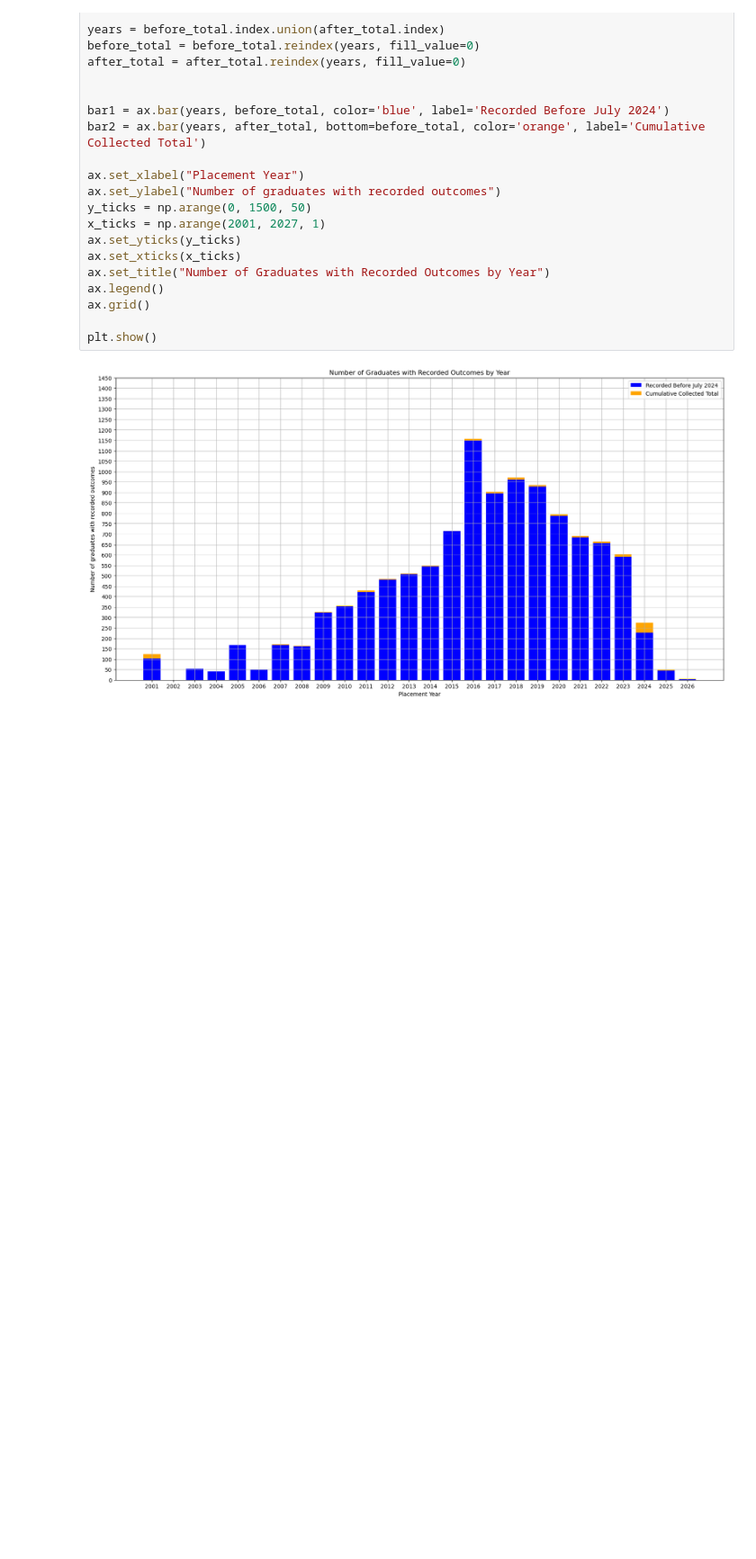
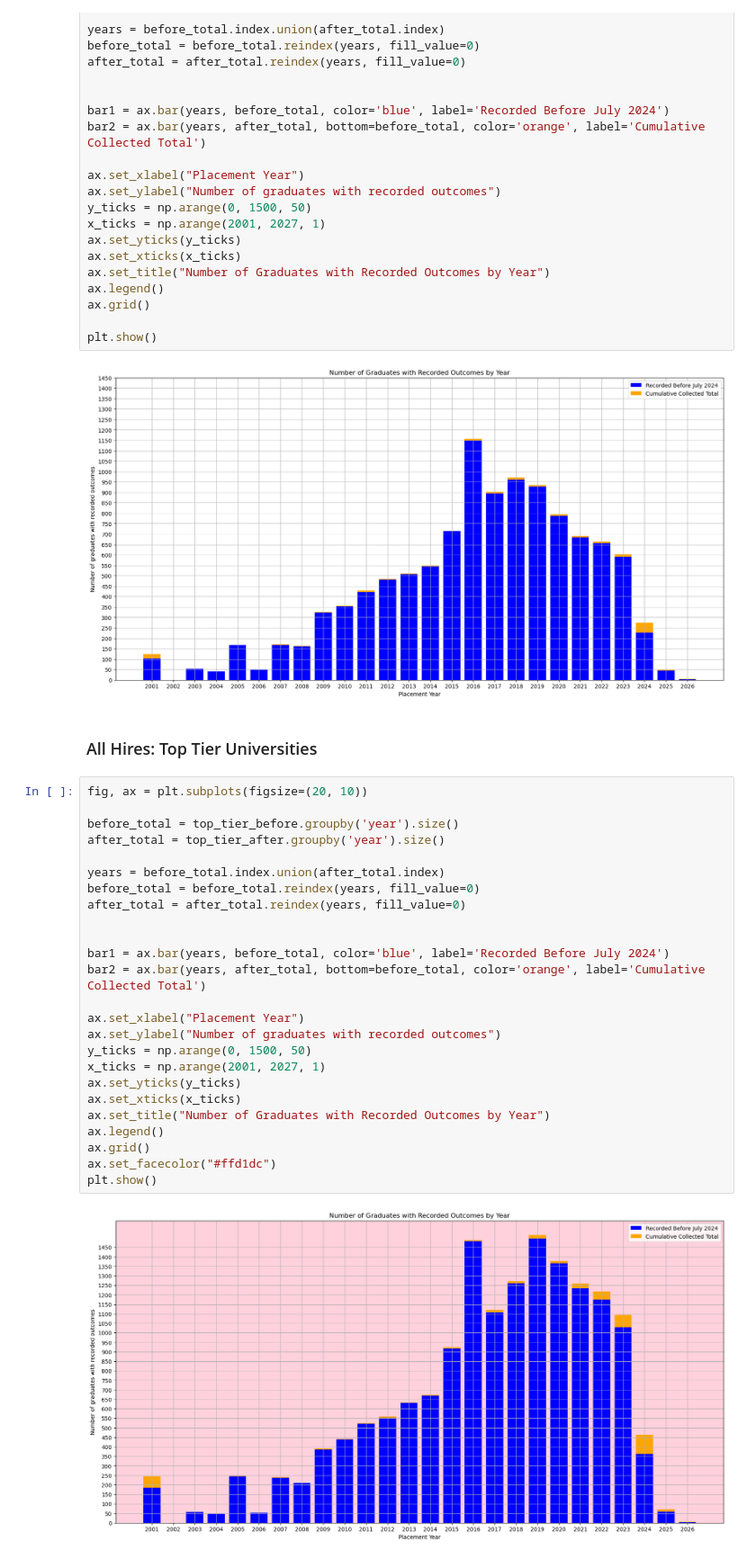
Before and after one commit to michaelpetersubc/mapinator, a Jupyter notebook: mapinator_readme/2024_update/mapinator_readme_2024.ipynb, the cells around one changed output. Shown at 90% size. Drawn from its saved outputs; the diff is of its cells as text; blank space fills up the shorter version.

```diff
--- a/mapinator_readme/2024_update/mapinator_readme_2024.ipynb
+++ b/mapinator_readme/2024_update/mapinator_readme_2024.ipynb
@@ -115,3 +237,32 @@ ax.grid()
 plt.show()
 # %% [output]
 [figure]
+# %% [markdown]
+### All Hires: Top Tier Universities
+# %%
+fig, ax = plt.subplots(figsize=(20, 10))
+
+before_total = top_tier_before.groupby('year').size()
+after_total = top_tier_after.groupby('year').size()
+
+years = before_total.index.union(after_total.index)
+before_total = before_total.reindex(years, fill_value=0)
+after_total = after_total.reindex(years, fill_value=0)
+
+
+bar1 = ax.bar(years, before_total, color='blue', label='Recorded Before July 2024')
+bar2 = ax.bar(years, after_total, bottom=before_total, color='orange', label='Cumulative Collected Total')
+
+ax.set_xlabel("Placement Year")
+ax.set_ylabel("Number of graduates with recorded outcomes")
+y_ticks = np.arange(0, 1500, 50)
+x_ticks = np.arange(2001, 2027, 1)
+ax.set_yticks(y_ticks)
+ax.set_xticks(x_ticks)
+ax.set_title("Number of Graduates with Recorded Outcomes by Year")
+ax.legend()
+ax.grid()
+ax.set_facecolor("#ffd1dc")
+plt.show()
+# %% [output]
+[figure, added]
```
Also changed, not shown: parts of 15 cells of this notebook, 4 other files.
